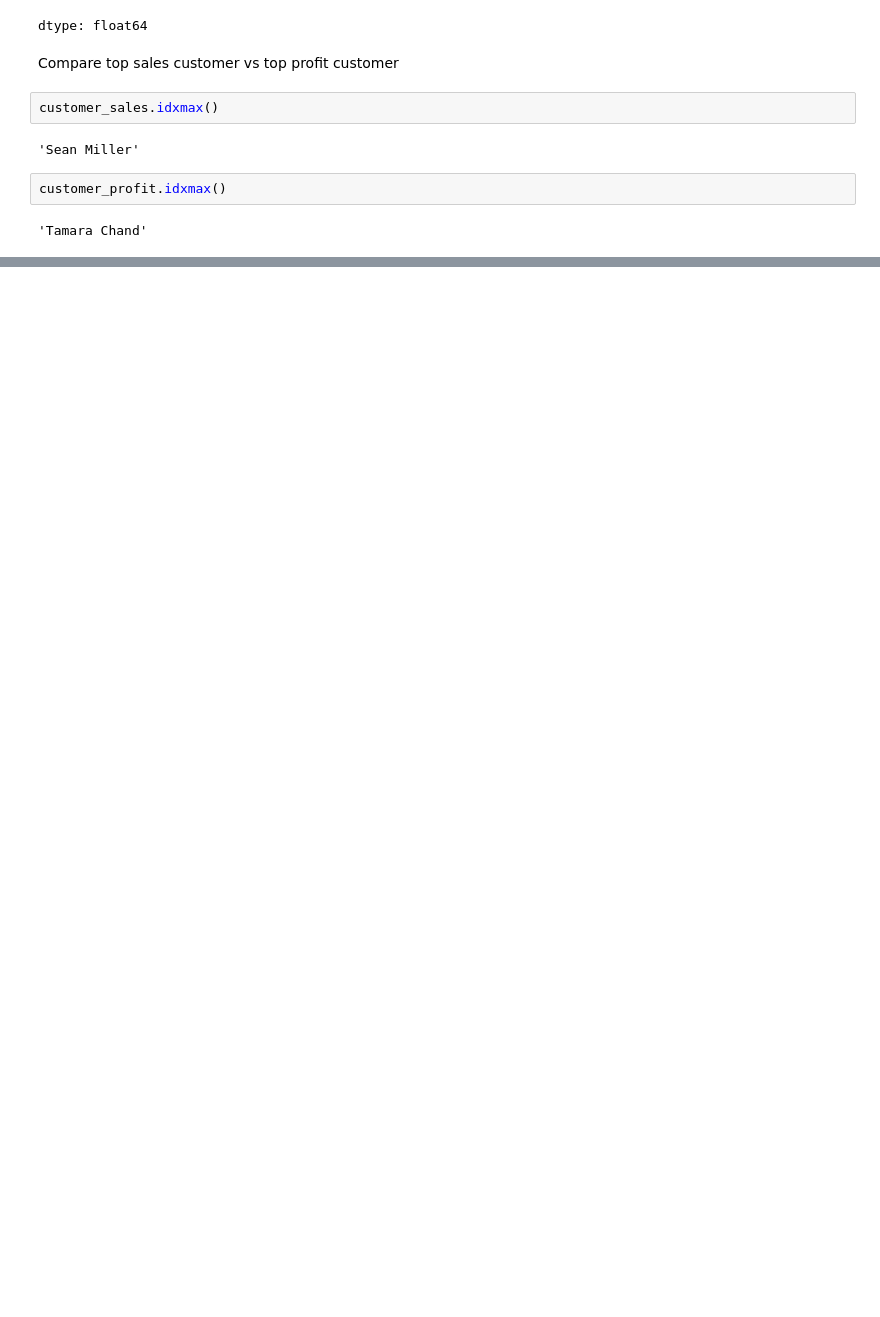
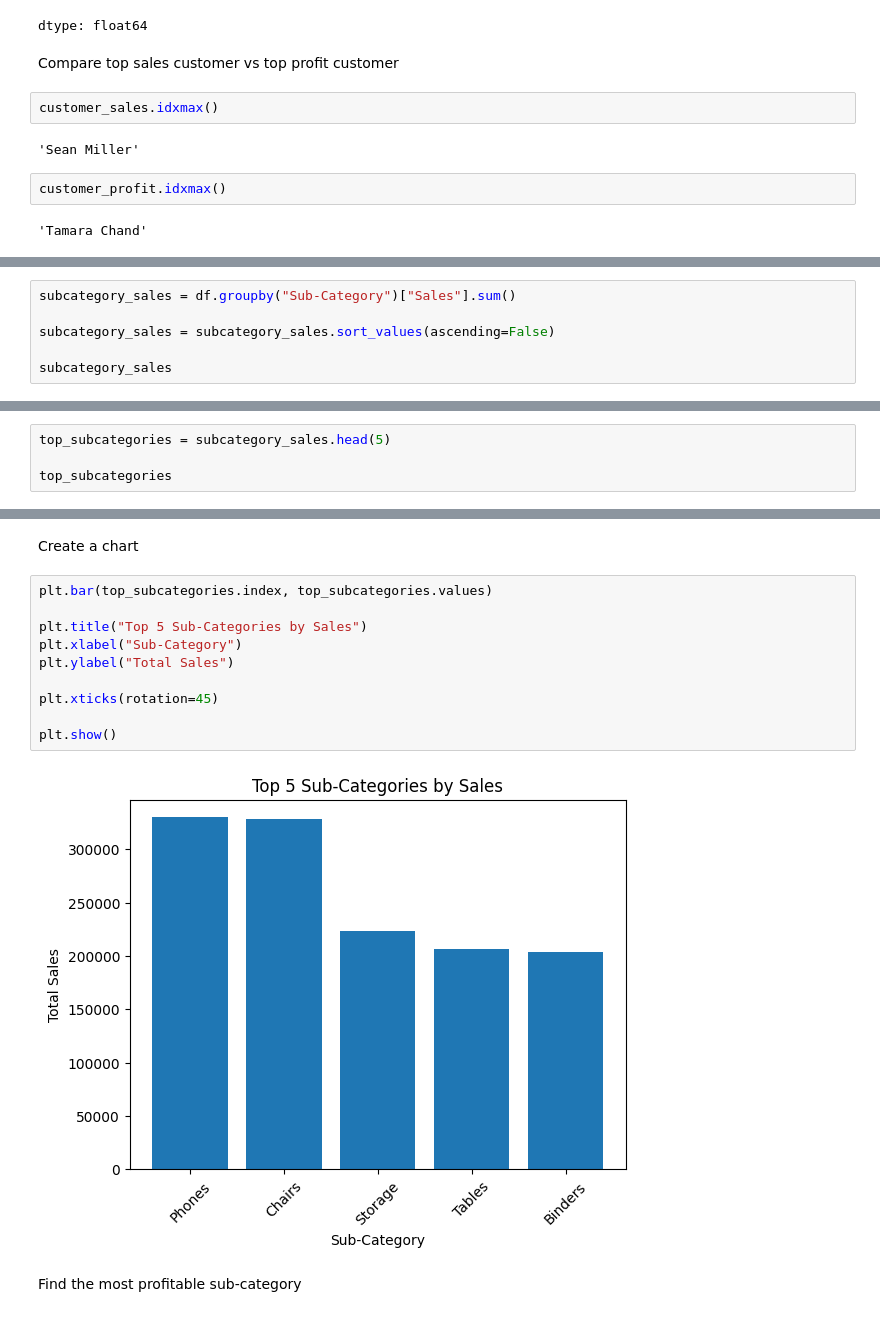
Before and after one commit to mukund1040/Data-Analytics-Projects, a Jupyter notebook: 02-Sales-Data-Analysis/Sales_Data_Analysis.ipynb, the cells around one changed output, grey strips where cells are left out. Drawn from its saved outputs; the diff is of its cells as text; blank space fills up the shorter version.

```diff
--- a/02-Sales-Data-Analysis/Sales_Data_Analysis.ipynb
+++ b/02-Sales-Data-Analysis/Sales_Data_Analysis.ipynb
@@ -640,0 +645,6 @@ customer_profit.idxmax()
+# %%
+subcategory_sales = df.groupby("Sub-Category")["Sales"].sum()
+
+subcategory_sales = subcategory_sales.sort_values(ascending=False)
+
+subcategory_sales
@@ -640,0 +674,4 @@ customer_profit.idxmax()
+# %%
+top_subcategories = subcategory_sales.head(5)
+
+top_subcategories
@@ -640,0 +687,16 @@ customer_profit.idxmax()
+# %% [markdown]
+Create a chart
+# %%
+plt.bar(top_subcategories.index, top_subcategories.values)
+
+plt.title("Top 5 Sub-Categories by Sales")
+plt.xlabel("Sub-Category")
+plt.ylabel("Total Sales")
+
+plt.xticks(rotation=45)
+
+plt.show()
+# %% [output]
+[figure, added]
+# %% [markdown]
+Find the most profitable sub-category
```
Also changed, not shown: parts of 92 cells of this notebook.
